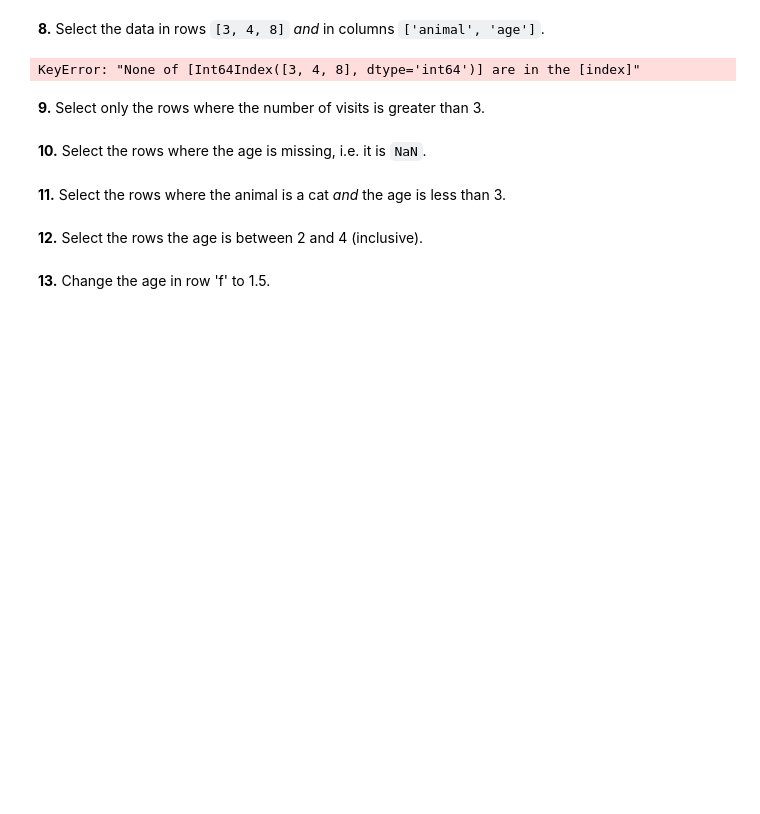
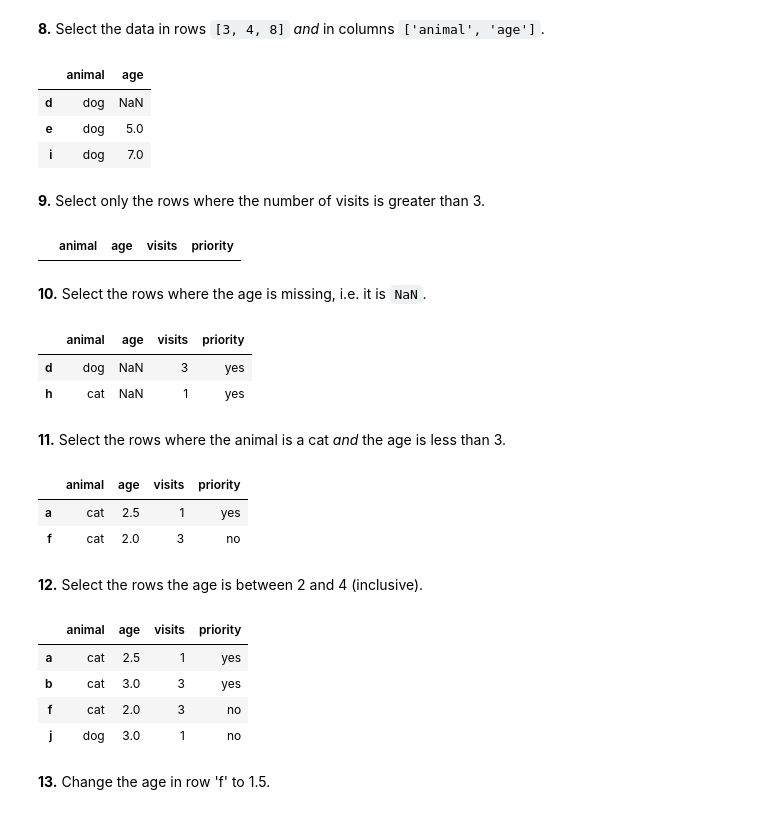
Before and after one commit to dkoense17/100-pandas-puzzles, a Jupyter notebook: 100-pandas-puzzles.ipynb, the cells around one changed output. Saved outputs shown, nothing was run; the diff lists cells and outputs as text; code cells hidden in the pictures; blank space fills up the shorter version.

```diff
--- a/100-pandas-puzzles.ipynb
+++ b/100-pandas-puzzles.ipynb
@@ -140,16 +140,43 @@ df.loc[:,'animal':'age']
 # %% [markdown]
 **8.** Select the data in rows `[3, 4, 8]` *and* in columns `['animal', 'age']`.
 # %%
-df.loc[[3,4,8],'animal':'age']
+df.loc[df.index[[3,4,8]],'animal':'age']
 # %% [output]
-KeyError: "None of [Int64Index([3, 4, 8], dtype='int64')] are in the [index]"
+|  | animal | age |
+| d | dog | NaN |
+| e | dog | 5.0 |
+| i | dog | 7.0 |
 # %% [markdown]
 **9.** Select only the rows where the number of visits is greater than 3.
+# %%
+df.loc[df['visits'] > 3]
+# %% [output]
+|  | animal | age | visits | priority |
 # %% [markdown]
 **10.** Select the rows where the age is missing, i.e. it is `NaN`.
+# %%
+df.loc[df['age'].isnull()]
+# %% [output]
+|  | animal | age | visits | priority |
+| d | dog | NaN | 3 | yes |
+| h | cat | NaN | 1 | yes |
 # %% [markdown]
 **11.** Select the rows where the animal is a cat *and* the age is less than 3.
+# %%
+df[(df['age'] < 3) & (df['animal'] == 'cat')]
+# %% [output]
+|  | animal | age | visits | priority |
+| a | cat | 2.5 | 1 | yes |
+| f | cat | 2.0 | 3 | no |
 # %% [markdown]
 **12.** Select the rows the age is between 2 and 4 (inclusive).
+# %%
+df[(df['age']>=2) & (df['age'] <= 4)]
+# %% [output]
+|  | animal | age | visits | priority |
+| a | cat | 2.5 | 1 | yes |
+| b | cat | 3.0 | 3 | yes |
+| f | cat | 2.0 | 3 | no |
+| j | dog | 3.0 | 1 | no |
 # %% [markdown]
 **13.** Change the age in row 'f' to 1.5.
```
Also changed, not shown: parts of 10 cells of this notebook, 1 other file.
